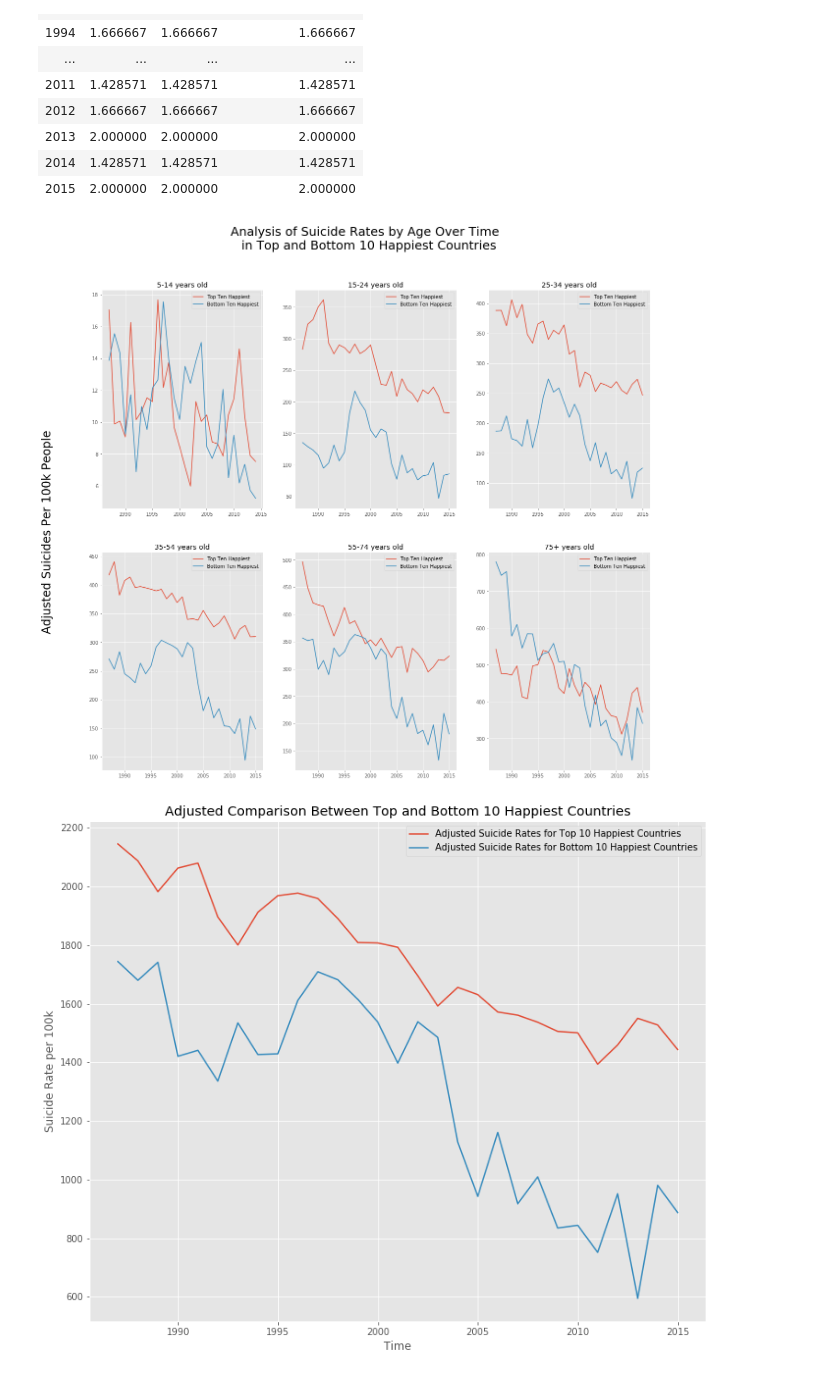
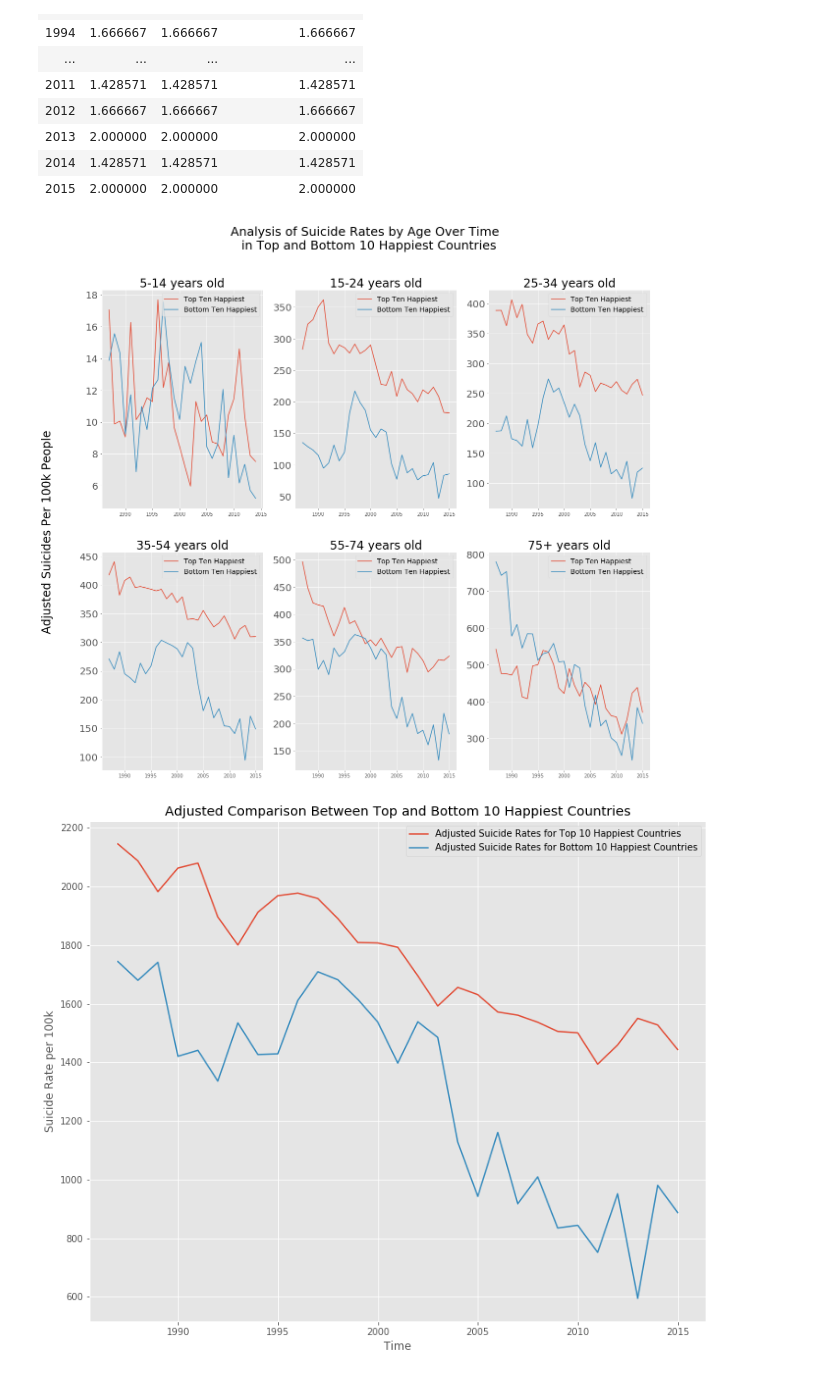
Before and after one commit to alecjonas/Analysis-of-Suicide-Rates-in-Countries-vs-Reported-Happiness-Scores, a Jupyter notebook: notebooks/suicides_eda.ipynb, the cells around one changed output. Saved outputs shown, nothing was run; the diff lists cells and outputs as text; code cells hidden in the pictures.

```diff
--- a/notebooks/suicides_eda.ipynb
+++ b/notebooks/suicides_eda.ipynb
@@ -421,36 +421,37 @@ def age_top_and_bottom(age):
     age_bottom_10_country = my_age_and_suicide_rate.loc[age_bottom_10_country_mask, :]
     age_bottom_10_sum = age_bottom_10_country.groupby(['year']).sum()[2:-1]
 
     return age_top_10_sum, age_bottom_10_sum
 
 def make_age_graphs(list_of_ages):
     list_of_graphs = [age_top_and_bottom(i) for i in list_of_suicide_ages]
     return list_of_graphs
 
 list_of_suicide_ages=['5-14 years', '15-24 years', '25-34 years', '35-54 years', '55-74 years', '75+ years']
 age5, age15, age25, age35, age55, age75 = make_age_graphs(list_of_suicide_ages)
 
 
 fig, axs = plt.subplots(2,3, figsize=(20,18))
 axs=axs.flatten()
 idx=0
 for i,df in enumerate([age5, age15, age25, age35, age55, age75]):
     axs[i].plot(df[0]['suicides/100k_pop']*top_inflation_constant['suicides/100k_pop'],
                 label='Top Ten Happiest')
     axs[i].plot(df[1]['suicides/100k_pop']*bottom_inflation_constant['suicides/100k_pop'],
                 label='Bottom Ten Happiest')
-    axs[i].set_title(f'{list_of_suicide_ages[idx]} old')
+    axs[i].set_title(f'{list_of_suicide_ages[idx]} old', size=24)
     #axs[i].set_ylabel("Suicide Rate per 100k")
     #axs[i].set_xlabel("Time")
-    axs[i].legend()
+    axs[i].legend(fontsize=14)
+    axs[i].yaxis.set_tick_params(labelsize=20)
     idx+=1
 fig.suptitle('Analysis of Suicide Rates by Age Over Time \n in Top and Bottom 10 Happiest Countries', size=25)
 fig.text(0.04, 0.5, 'Adjusted Suicides Per 100k People', va='center', rotation='vertical', fontsize=24)
 #fig.text(0.5, 0.04, 'Time', ha='center', va='center', fontsize=24)
 plt.savefig('/home/alec/galvanize/capstone/capstone_1/images/suicide_by_age_with_adjustment')
 plt.show()
 # %% [output]
-[figure, old version]
+[figure, new version]
 # %%
 #Adjusting the total comparison of suicide rates of happy vs less happy by count
 #I don't think I'll actually need this one for presentation
```
Also changed, not shown: parts of 4 cells of this notebook, 10 other files.
